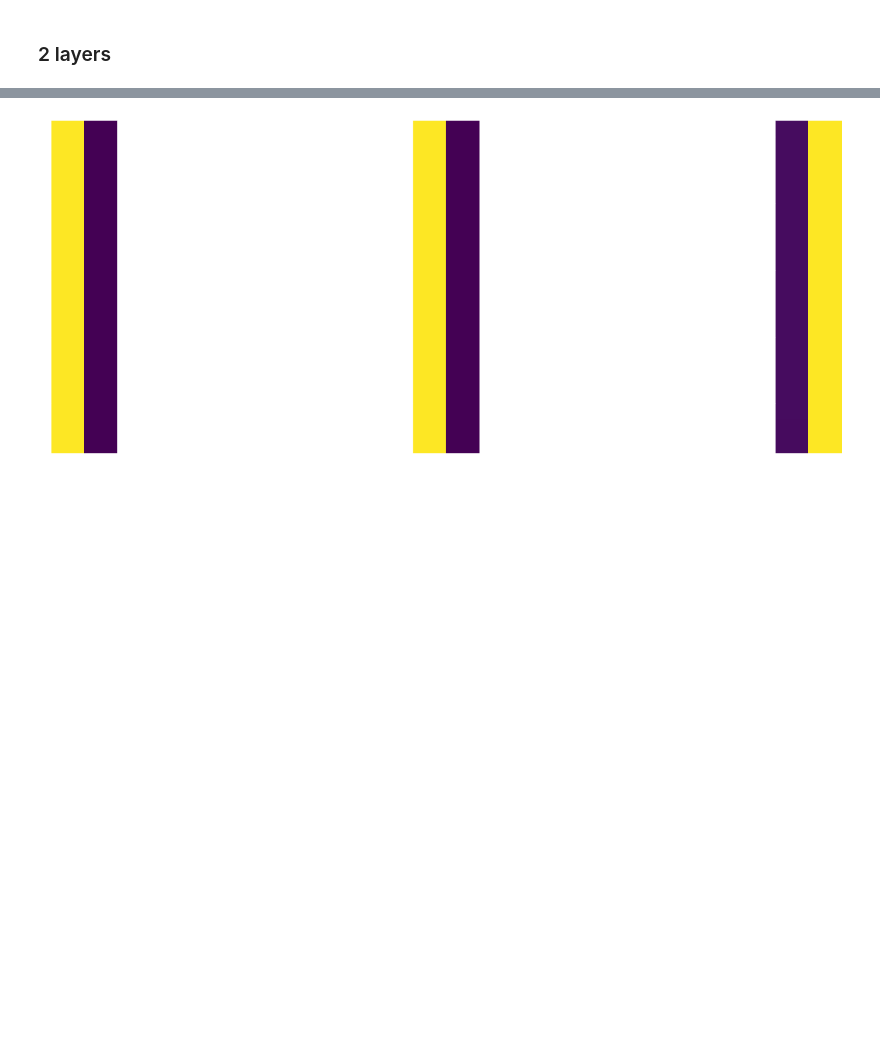
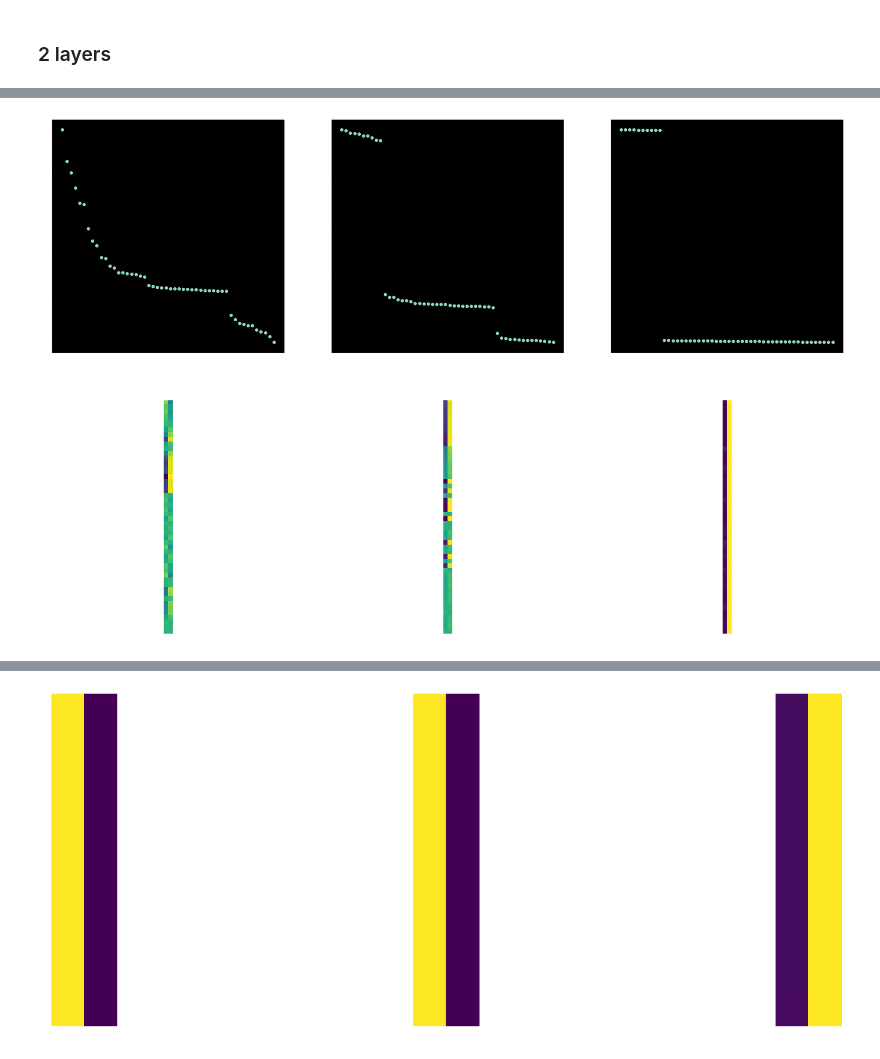
Before and after one commit to TristHas/BlockHessian, a Jupyter notebook: Pytorch/notebooks/center shift/Eigen Analysis.ipynb, the cells around one changed output, grey strips where cells are left out. Saved outputs shown, nothing was run; the diff lists cells and outputs as text; code cells hidden in the pictures; blank space fills up the shorter version.

```diff
--- a/Pytorch/notebooks/center shift/Eigen Analysis.ipynb
+++ b/Pytorch/notebooks/center shift/Eigen Analysis.ipynb
@@ -42,3 +80,14 @@ Neigen = 50
+# %%
+fig, ax = plt.subplots(2, 3, figsize=(30, 20))
+
+for i,hid_dim in enumerate(hid_dims):
+    model =  MLP(inp_dim, hid_dim, out_dim, nlayer, bias, mode).cuda(device)
+    eigenval, eigenvec = compute_hessian_eigenthings(model, ds, loss_fn, Neigen)
+    eigenval = torch.from_numpy(eigenval.copy()).float()
+    eigenvec = torch.from_numpy(eigenvec.copy()).float()
+    plot_leading_eigen(eigenval, eigenvec, model, Neigen, ax=ax[:,i])
+# %% [output]
+[figure, added]
 # %%
 nlayer = 2
 hid_dims = [10, 100, 1000]
```
Also changed, not shown: parts of 19 cells of this notebook, 2 other files.
